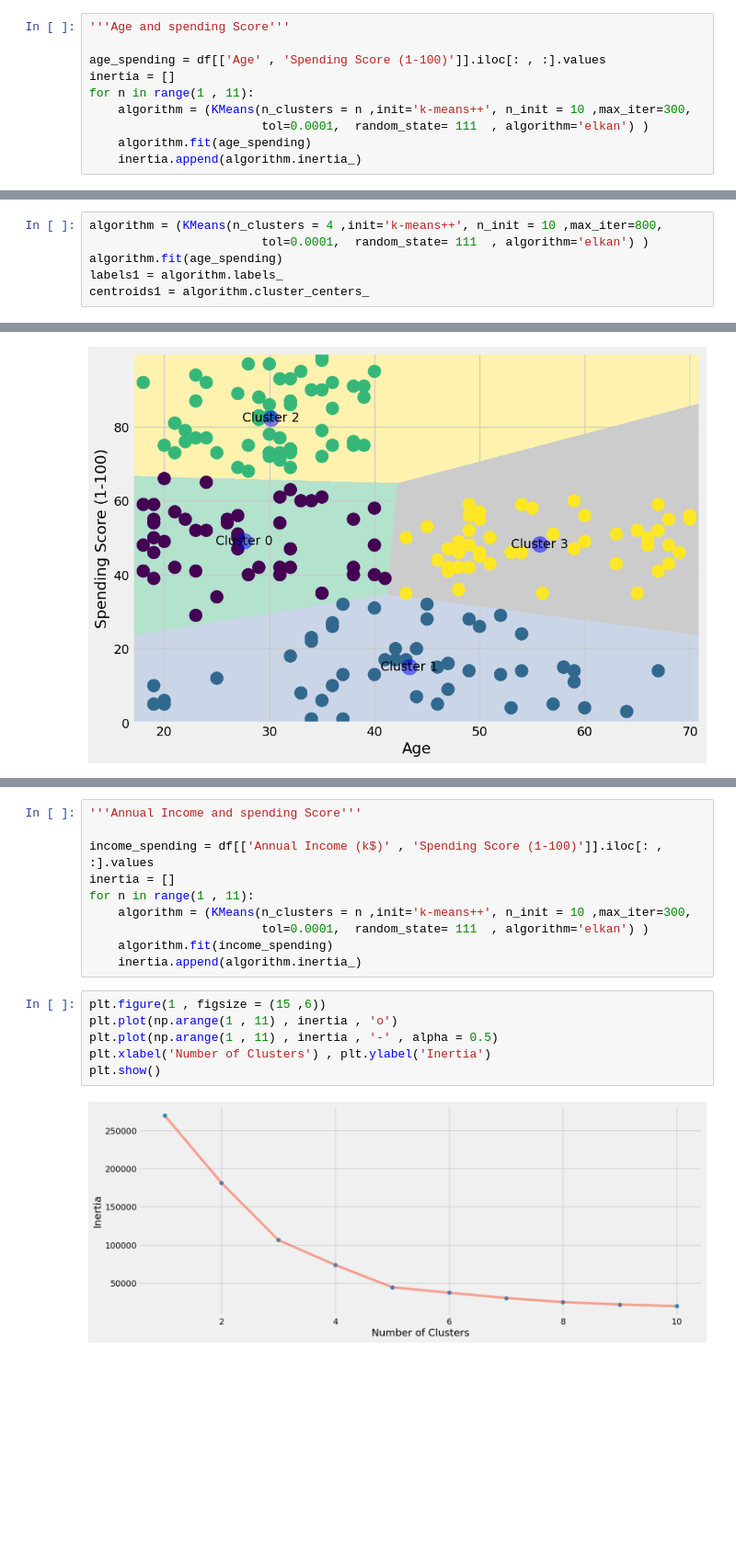
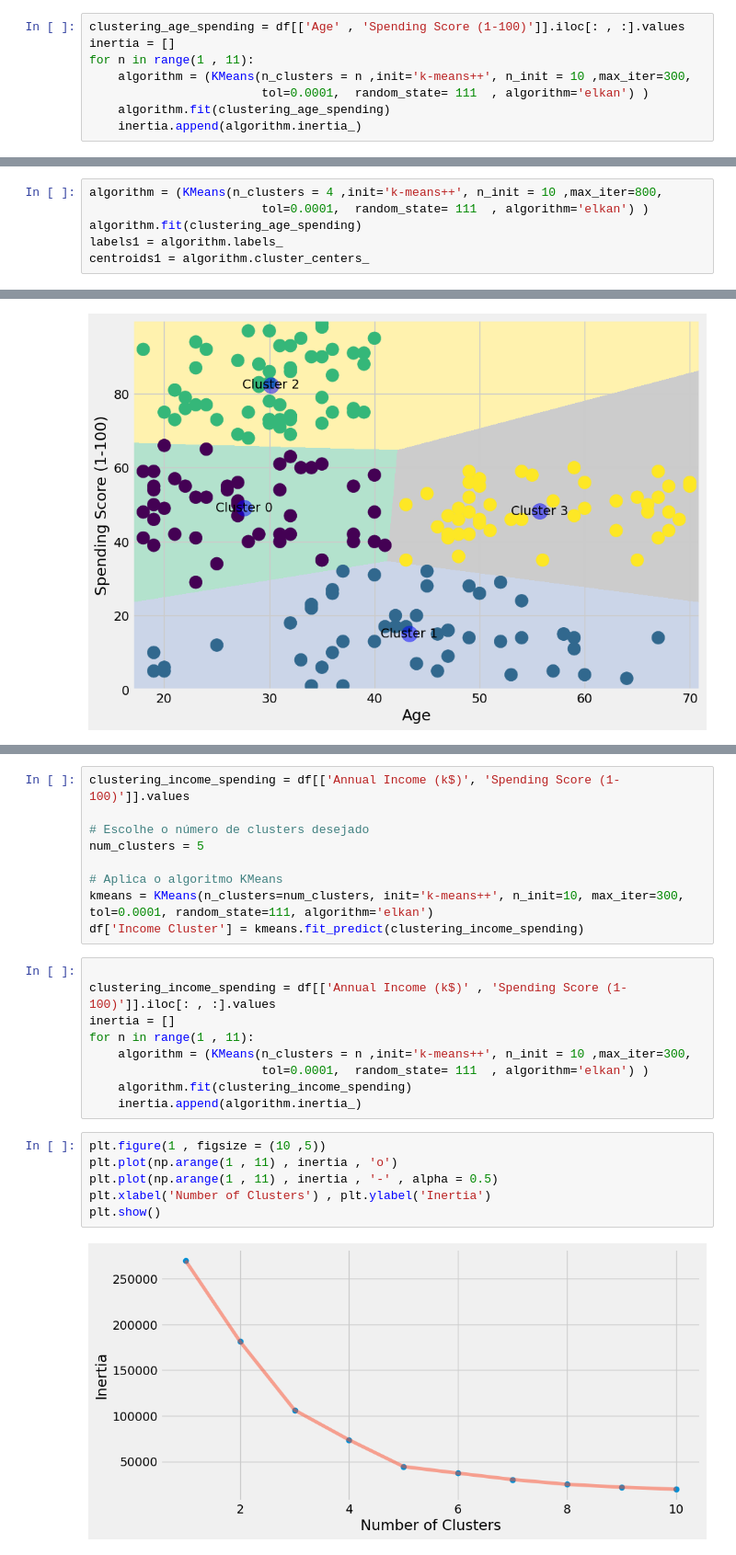
Before and after one commit to LaizaCostaa/Customer_segmentation_k-means, a Jupyter notebook: customer_segmentation_k_means_pynb.ipynb, the cells around one changed output, grey strips where cells are left out. Shown at 92% size. Cells and saved outputs as stored; diff of their text form; blank space fills up the shorter version.

```diff
--- a/customer_segmentation_k_means_pynb.ipynb
+++ b/customer_segmentation_k_means_pynb.ipynb
@@ -179,12 +211,10 @@ plt.show()
 # %%
-'''Age and spending Score'''
-
-age_spending = df[['Age' , 'Spending Score (1-100)']].iloc[: , :].values
+clustering_age_spending = df[['Age' , 'Spending Score (1-100)']].iloc[: , :].values
 inertia = []
 for n in range(1 , 11):
     algorithm = (KMeans(n_clusters = n ,init='k-means++', n_init = 10 ,max_iter=300,
                         tol=0.0001,  random_state= 111  , algorithm='elkan') )
-    algorithm.fit(age_spending)
+    algorithm.fit(clustering_age_spending)
     inertia.append(algorithm.inertia_)
 # %%
 plt.figure(1 , figsize = (10 ,6))
@@ -197,7 +227,7 @@ plt.show()
 # %%
 algorithm = (KMeans(n_clusters = 4 ,init='k-means++', n_init = 10 ,max_iter=800,
                         tol=0.0001,  random_state= 111  , algorithm='elkan') )
-algorithm.fit(age_spending)
+algorithm.fit(clustering_age_spending)
 labels1 = algorithm.labels_
 centroids1 = algorithm.cluster_centers_
 # %%
@@ -229,21 +298,29 @@ plt.show()
+# %%
+clustering_income_spending = df[['Annual Income (k$)', 'Spending Score (1-100)']].values
+
+# Escolhe o número de clusters desejado
+num_clusters = 5
+
+# Aplica o algoritmo KMeans
+kmeans = KMeans(n_clusters=num_clusters, init='k-means++', n_init=10, max_iter=300, tol=0.0001, random_state=111, algorithm='elkan')
+df['Income Cluster'] = kmeans.fit_predict(clustering_income_spending)
 # %%
-'''Annual Income and spending Score'''
 
-income_spending = df[['Annual Income (k$)' , 'Spending Score (1-100)']].iloc[: , :].values
+clustering_income_spending = df[['Annual Income (k$)' , 'Spending Score (1-100)']].iloc[: , :].values
 inertia = []
 for n in range(1 , 11):
     algorithm = (KMeans(n_clusters = n ,init='k-means++', n_init = 10 ,max_iter=300,
                         tol=0.0001,  random_state= 111  , algorithm='elkan') )
-    algorithm.fit(income_spending)
+    algorithm.fit(clustering_income_spending)
     inertia.append(algorithm.inertia_)
 # %%
-plt.figure(1 , figsize = (15 ,6))
+plt.figure(1 , figsize = (10 ,5))
 plt.plot(np.arange(1 , 11) , inertia , 'o')
 plt.plot(np.arange(1 , 11) , inertia , '-' , alpha = 0.5)
 plt.xlabel('Number of Clusters') , plt.ylabel('Inertia')
 plt.show()
 # %% [output]
-[figure, old version]
+[figure, new version]
 # %%
 algorithm = (KMeans(n_clusters = 5 ,init='k-means++', n_init = 10 ,max_iter=300,
                         tol=0.0001,  random_state= 111  , algorithm='elkan') )
```
Also changed, not shown: parts of 40 cells of this notebook.
